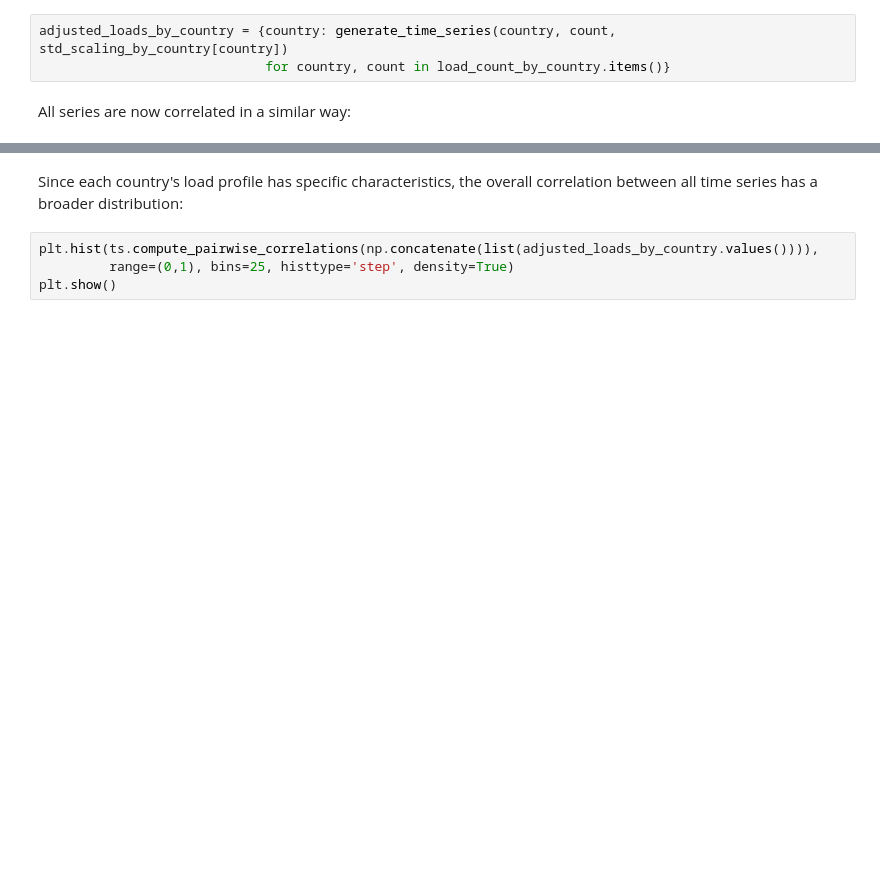
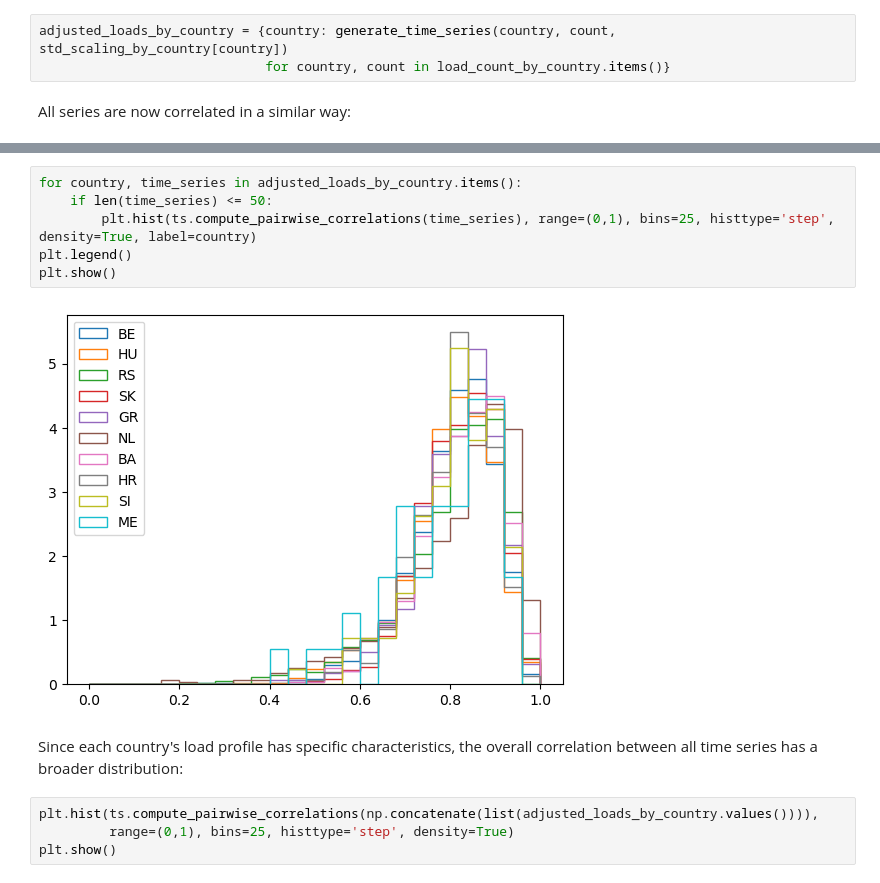
Before and after one commit to GeeeHesso/PowerData, a Jupyter notebook: doc/PanTaGruEl_time_series.ipynb, the cells around one changed output, grey strips where cells are left out. Drawn from its saved outputs; the diff is of its cells as text; blank space fills up the shorter version.

```diff
--- a/doc/PanTaGruEl_time_series.ipynb
+++ b/doc/PanTaGruEl_time_series.ipynb
@@ -255,3 +185,11 @@ plt.show()
+# %%
+for country, time_series in adjusted_loads_by_country.items():
+    if len(time_series) <= 50:
+        plt.hist(ts.compute_pairwise_correlations(time_series), range=(0,1), bins=25, histtype='step', density=True, label=country)
+plt.legend()
+plt.show()
+# %% [output]
+[figure, added]
 # %% [markdown]
 Since each country's load profile has specific characteristics, the overall correlation between all time series has a broader distribution:
 # %%
```
Also changed, not shown: parts of 18 cells of this notebook, 2 other files.
